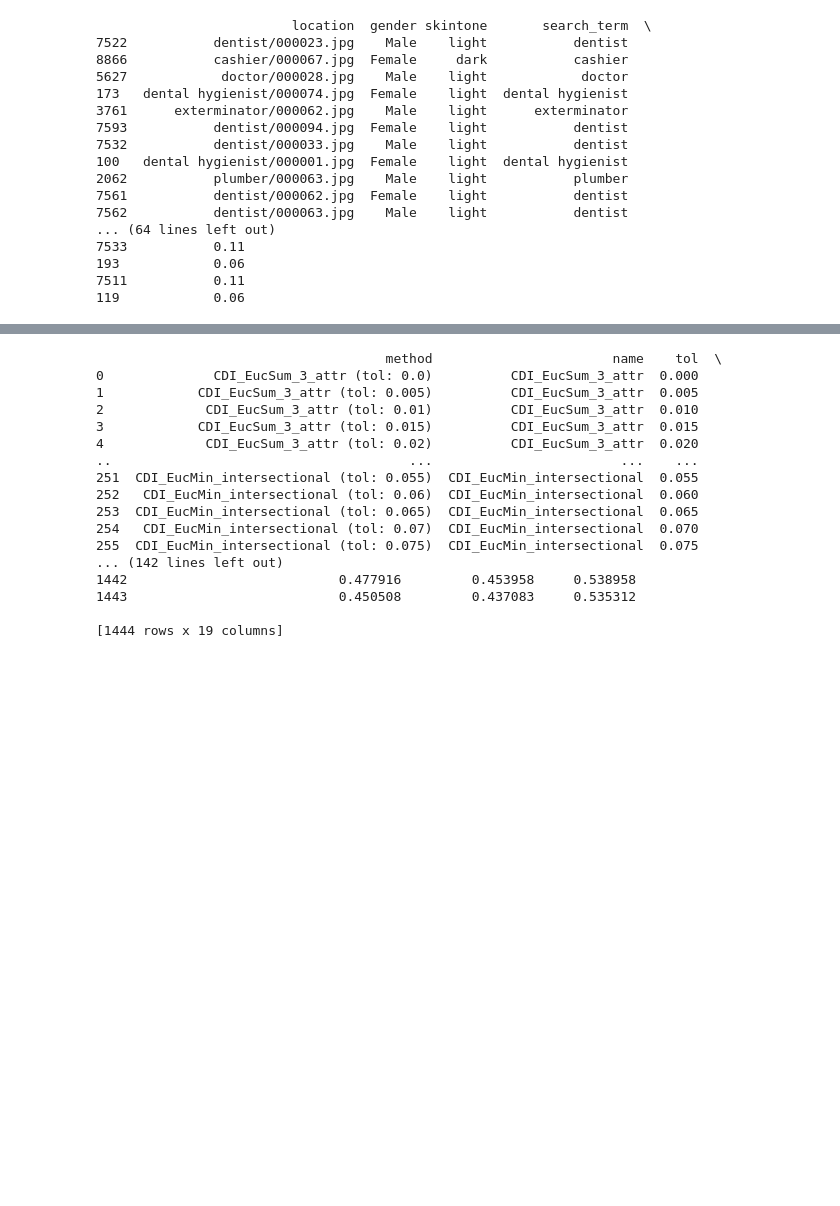
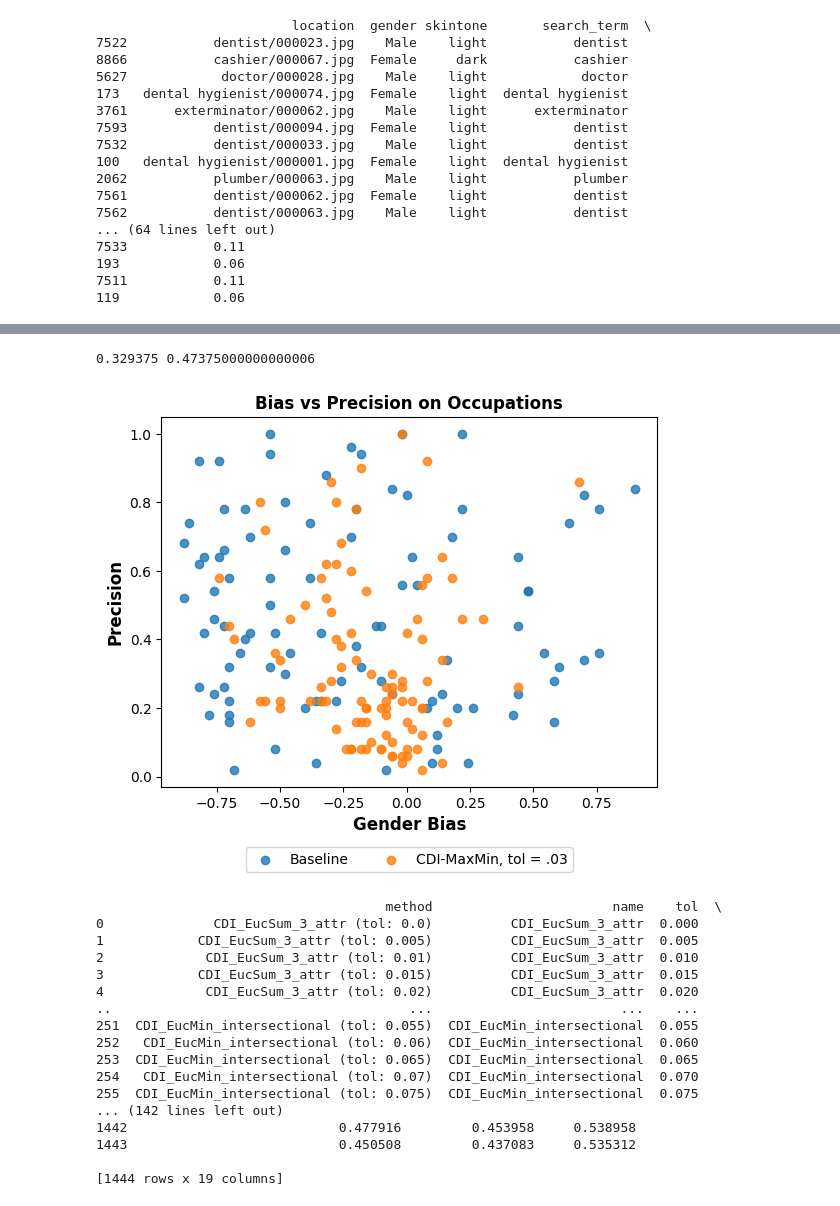
Before and after one commit to apg123/Thesis_CDI, a Jupyter notebook: experiments_occuptations_2.ipynb, the cells around one changed output, grey strips where cells are left out. Saved outputs shown, nothing was run; the diff lists cells and outputs as text; code cells hidden in the pictures; blank space fills up the shorter version.

```diff
--- a/experiments_occuptations_2.ipynb
+++ b/experiments_occuptations_2.ipynb
@@ -719,0 +707,11 @@ def plot_across_tol(df, k, method_names, axis1, axis2, xlabel=None, ylabel=None,
+# %%
+d_baseline = {}
+d_baseline['name'] = 'Baseline'
+d_maxsum = {}
+d_maxsum['name'] = 'CDI_MaxMin'
+
+image_database = ImageDatabase(features, data, model, preprocess, device)
+image_database.sensitive_attributes([("A picture of a man", "A picture of a woman"), ("A picture of a light-skinned person", "A picture of a dark-skinned person")])
+
+run_analysis(lambda x: image_database.search(x, 50), 50, None, d_baseline, catagories, 'search_term', indistinguisable_values, ['gender', 'skintone'], [['Female'], ['dark']], [['Male'], ['light']], true_rates, totals_by_cat)
+run_analysis(lambda x: image_database.distinct_retrival(x, 50, tol=.03, method='max_min'), 50, .03, d_maxsum, catagories, 'search_term', indistinguisable_values, ['gender', 'skintone'], [['Female'], ['dark']], [['Male'], ['light']], true_rates, totals_by_cat)
@@ -720,3 +736,17 @@ def plot_across_tol(df, k, method_names, axis1, axis2, xlabel=None, ylabel=None,
+# %%
+print(d_maxsum['precision'].mean(), d_baseline['precision'].mean())
+
+plt.scatter(d_baseline['bias'][:,0], d_baseline['precision'], alpha=.8)
+plt.scatter(d_maxsum['bias'][:,0], d_maxsum['precision'], alpha=.8)
+plt.title("Bias vs Precision on Occupations", weight='bold')
+plt.xlabel("Gender Bias", weight='bold', fontsize=12)
+plt.ylabel("Precision", weight='bold', fontsize=12)
+plt.legend(["Baseline", "CDI-MaxMin, tol = .03"], loc='lower center', bbox_to_anchor=(0.5, -0.25), ncol=2)
+
+plt.show()
+# %% [output]
+0.329375 0.47375000000000006
+[figure, added]
 # %%
 #method_names = df['name'].unique()
 df = pd.read_pickle("results/occ2-3-23.pkl")
```
Also changed, not shown: parts of 3 cells of this notebook, 18 other files.
